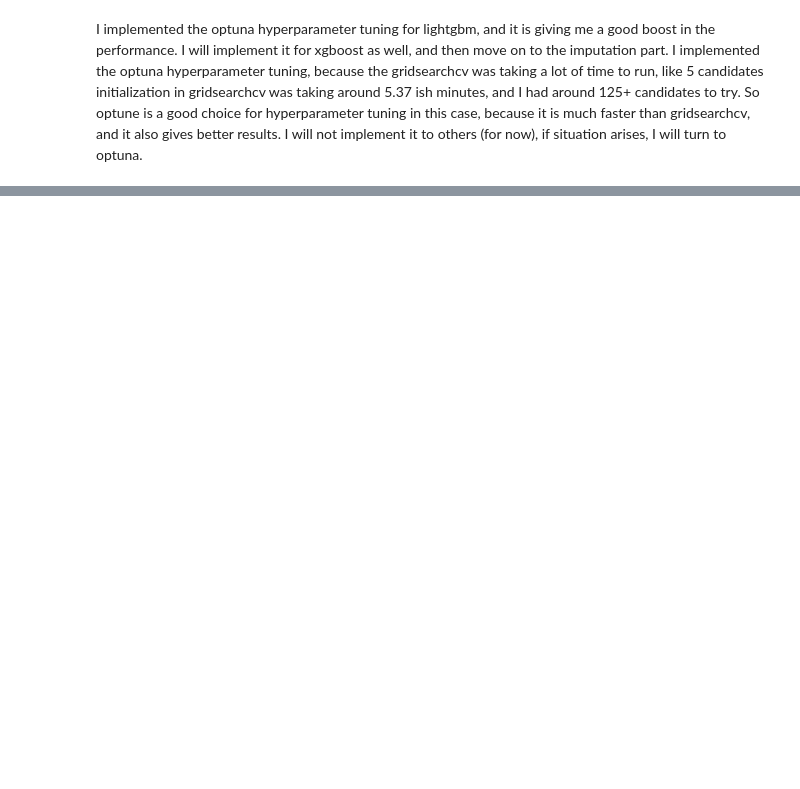
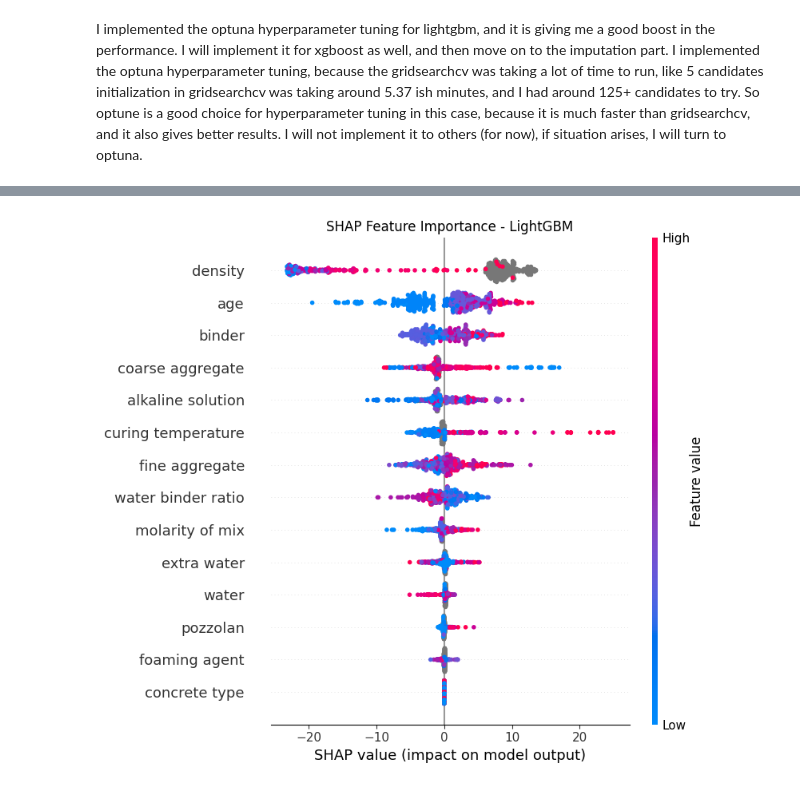
Before and after one commit to IAM-MUKUND/advanced-concrete-analysis, a Jupyter notebook: combined_dataset_regression_research.ipynb, the cells around one changed output, grey strips where cells are left out. Drawn from its saved outputs; the diff is of its cells as text; code cells hidden in the pictures; blank space fills up the shorter version.

```diff
--- a/combined_dataset_regression_research.ipynb
+++ b/combined_dataset_regression_research.ipynb
@@ -229,0 +312,4 @@ def evaluate_model(y_true, y_pred):
+# %%
+# LGBM REGRESSOR load or train
+
+lgbm_model = load_or_train_model("lgbm_regressor", train_grid_lgbm)
@@ -242,17 +352,6 @@ print(catboost_eval)
 # %%
-best_lgbm_params = study.best_params
-
-lgbm_model = LGBMRegressor(
-    boosting_type="gbdt",
-    random_state=42,
-    verbose=-1,
-    **best_lgbm_params
-)
-
-lgbm_model.fit(X_train, y_train)
-
-y_pred_lgbm = lgbm_model.predict(X_test)
+y_pred_lgbm = lgbm_model.predict(X_test_ori)
 
 lgbm_eval = evaluate_model(y_test, y_pred_lgbm)
 
-print(lgbm_eval)
+print("lgbm eval:",lgbm_eval)
@@ -270,0 +508,19 @@ print(rf_eval)
+# %%
+import shap
+import matplotlib.pyplot as plt
+
+# Choose one model at a time
+model = lgbm_model        # or best_xgboost
+model_name = "LightGBM"      # or "XGBoost"
+X_test_use = X_test_ori.copy()   # the native NaN-preserving test set
+
+explainer = shap.TreeExplainer(model)
+shap_values = explainer.shap_values(X_test_use)
+
+# 1. Global SHAP summary (most important plot)
+shap.summary_plot(shap_values, X_test_use, max_display=15, show=False)
+plt.title(f'SHAP Feature Importance - {model_name}')
+plt.tight_layout()
+plt.show()
+# %% [output]
+[figure, added]
```
Also changed, not shown: parts of 32 cells of this notebook, 2 other files.
